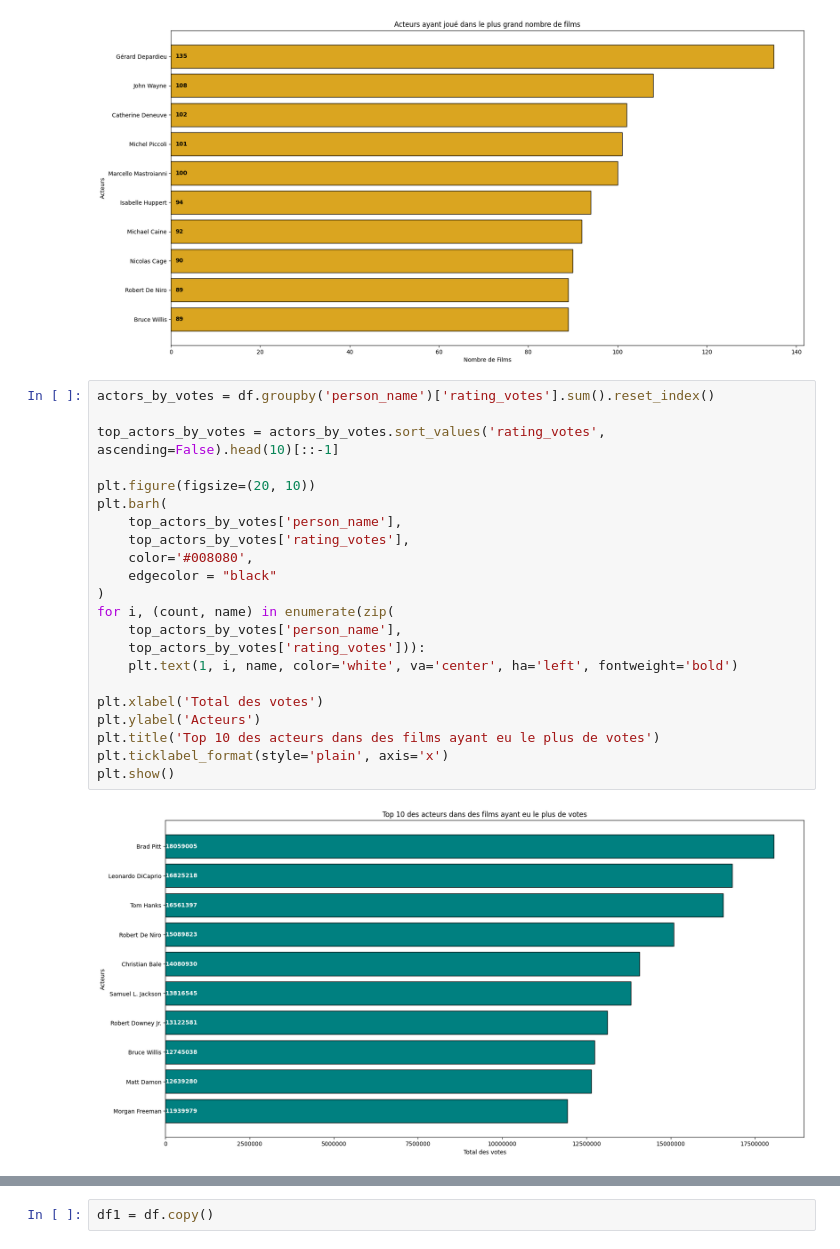
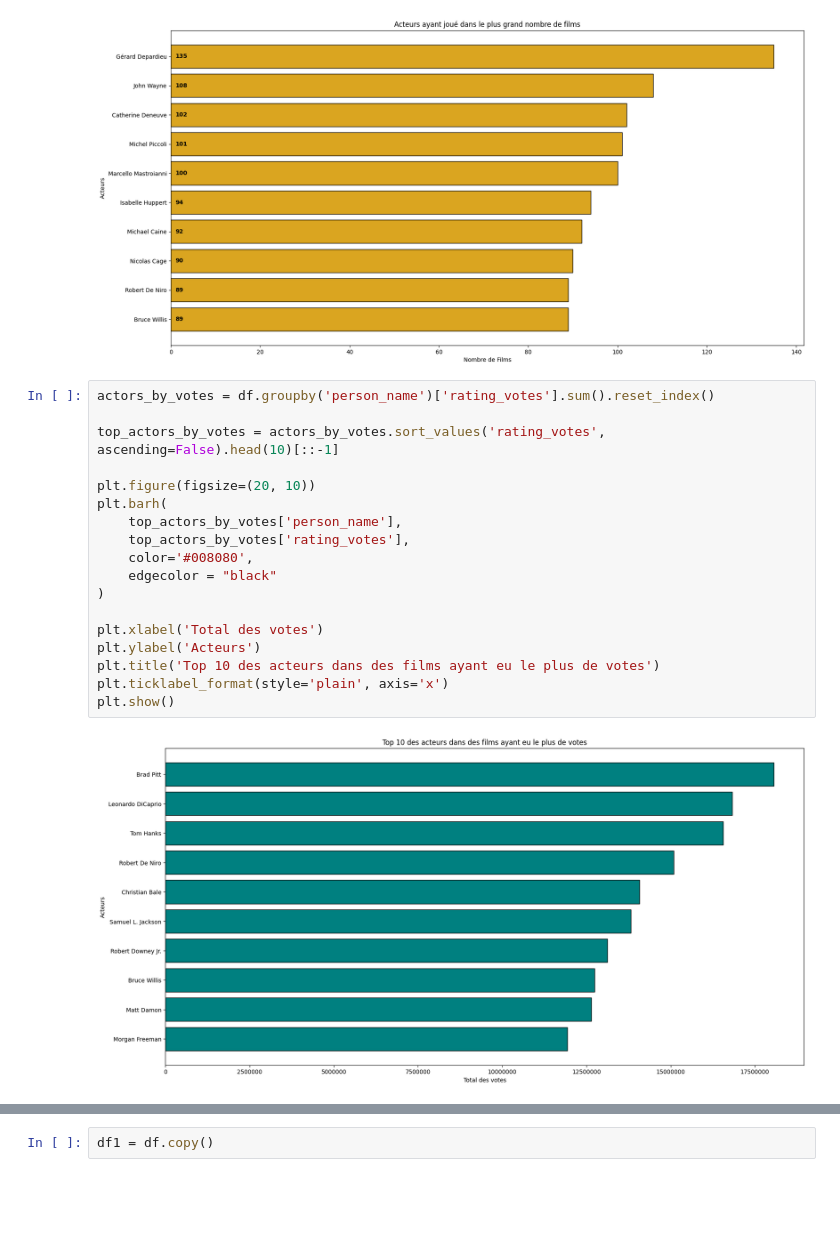
Before and after one commit to Morgan-DCL/project_2, a Jupyter notebook: eda_actors_with_graph.ipynb, the cells around one changed output, grey strips where cells are left out. Cells and saved outputs as stored; diff of their text form; blank space fills up the shorter version.

```diff
--- a/eda_actors_with_graph.ipynb
+++ b/eda_actors_with_graph.ipynb
@@ -128,24 +128,20 @@ plt.show()
 # %%
 actors_by_votes = df.groupby('person_name')['rating_votes'].sum().reset_index()
 
 top_actors_by_votes = actors_by_votes.sort_values('rating_votes', ascending=False).head(10)[::-1]
 
 plt.figure(figsize=(20, 10))
 plt.barh(
     top_actors_by_votes['person_name'],
     top_actors_by_votes['rating_votes'],
     color='#008080',
     edgecolor = "black"
 )
-for i, (count, name) in enumerate(zip(
-    top_actors_by_votes['person_name'],
-    top_actors_by_votes['rating_votes'])):
-    plt.text(1, i, name, color='white', va='center', ha='left', fontweight='bold')
 
 plt.xlabel('Total des votes')
 plt.ylabel('Acteurs')
 plt.title('Top 10 des acteurs dans des films ayant eu le plus de votes')
 plt.ticklabel_format(style='plain', axis='x')
 plt.show()
 # %% [output]
-[figure, old version]
+[figure, new version]
```
Also changed, not shown: parts of 4 cells of this notebook, 4 other files.
